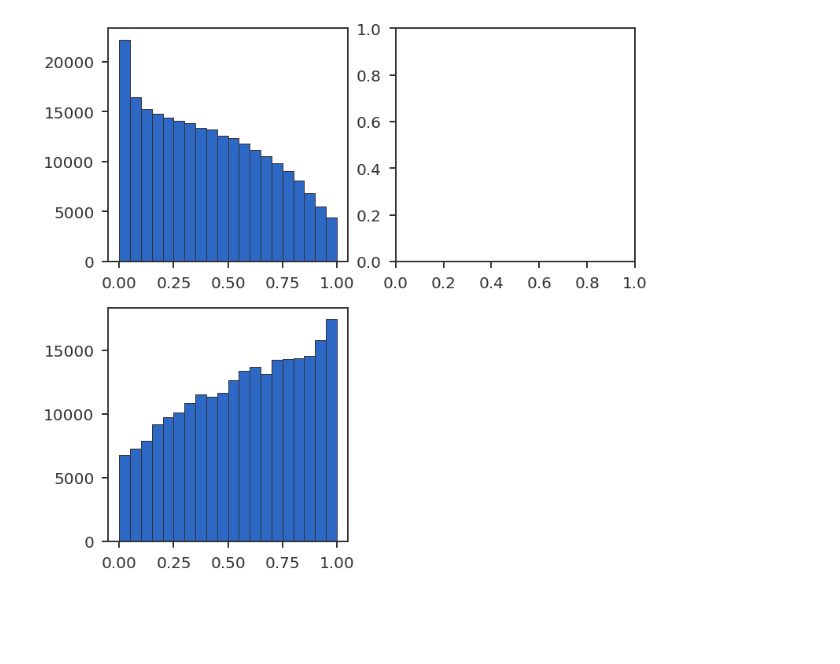
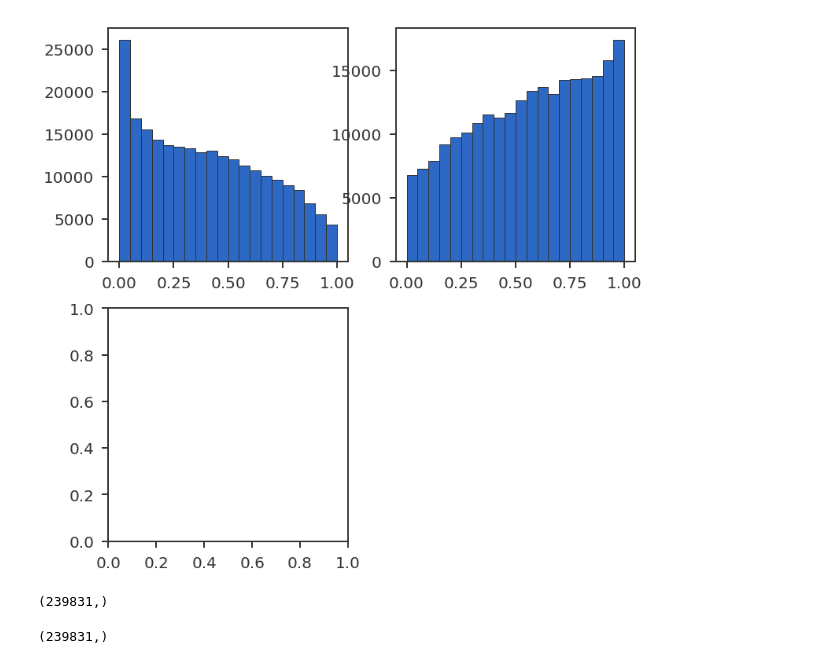
Before and after one commit to banskt/trans-eqtl-pipeline, a Jupyter notebook: analysis/jupyter/pval_histogram.ipynb, the cells around one changed output. Saved outputs shown, nothing was run; the diff lists cells and outputs as text; code cells hidden in the pictures; blank space fills up the shorter version.

```diff
--- a/analysis/jupyter/pval_histogram.ipynb
+++ b/analysis/jupyter/pval_histogram.ipynb
@@ -1,43 +1,50 @@
 # %%
 import numpy as np
-import glob
+import os
 
 outdir = "/scratch/sbanerj/trans-eqtl/dev-pipeline/lmcorrected/gtex-ms/tejaas/mafnull_sb0.01/chr7"
-outfiles = glob.glob( outdir + "/chunk*_rr.txt")
+outfile = os.path.join(outdir, "rr.txt")
 
 outdir_random = "/scratch/sbanerj/trans-eqtl/dev-pipeline/lmcorrected/gtex-ms/tejaas_rand/mafnull_sb0.01/chr7"
-outfiles_random = glob.glob( outdir_random + "/chunk*_rr.txt")
+outfile_random = os.path.join(outdir_random, "rr.txt")
 
 #outdir_peer = "/scratch/sbanerj/trans-eqtl/dev-pipeline/gtex-ms_35peer/tejaas/permnull_sb0.01/chr7"
 #outfiles_peer = glob.glob( outdir_peer + "/chunk*_rr.txt")
 # %%
-def read_tejaas_rr_pvals(outfiles):
+def read_tejaas_rr_pvals(filename):
     pvals = list()
-    for filename in outfiles:
-        with open(filename, "r") as mfile:
-            next(mfile)
-            for line in mfile:
-                pvals.append(float(line.split()[5]))
+    with open(filename, "r") as mfile:
+        next(mfile)
+        for line in mfile:
+            pvals.append(float(line.split()[5]))
     pvals = np.array(pvals)
     return pvals
 
-pvals = read_tejaas_rr_pvals(outfiles)
-pvals_random = read_tejaas_rr_pvals(outfiles_random)
+pvals = read_tejaas_rr_pvals(outfile)
+pvals_random = read_tejaas_rr_pvals(outfile_random)
 #pvals_peer = read_tejaas_rr_pvals(outfiles_peer)
 # %%
 import matplotlib.pyplot as plt
 import sys
 sys.path.append('../')
 from utils import mpl_stylesheet
 mpl_stylesheet.banskt_presentation(fontfamily = 'system')
 
 fig = plt.figure(figsize=(12,12))
 ax1 = fig.add_subplot(221)
 ax2 = fig.add_subplot(222)
 ax3 = fig.add_subplot(223)
 ax1.hist(pvals_random)
-#ax2.hist(pvals_peer)
-ax3.hist(pvals)
+ax2.hist(pvals)
+#ax3.hist(pvals_peer)
 plt.show()
 # %% [output]
-[figure, old version]
+[figure, new version]
+# %%
+pvals.shape
+# %% [output]
+(239831,)
+# %%
+pvals_random.shape
+# %% [output]
+(239831,)
```
Also changed, not shown: parts of 3 cells of this notebook, 26 other files.
